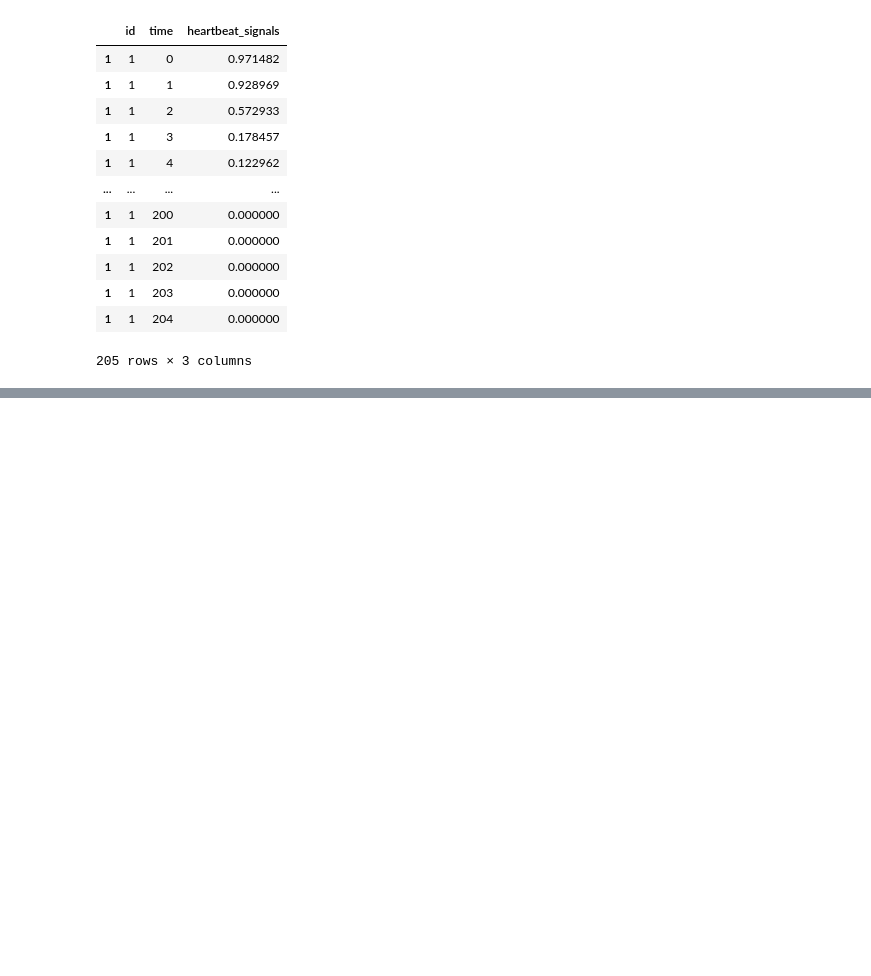
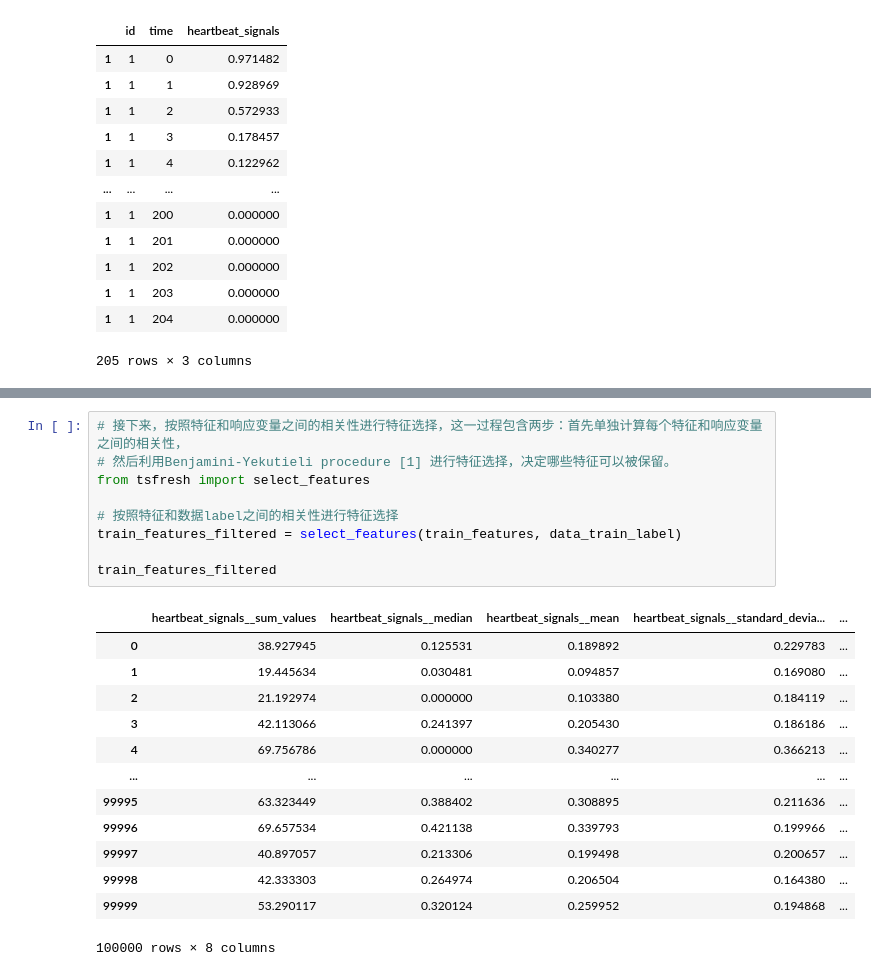
Before and after one commit to buaamse/ml, a Jupyter notebook: heartbeat_features.ipynb, the cells around one changed output, grey strips where cells are left out. Cells and saved outputs as stored; diff of their text form; blank space fills up the shorter version.

```diff
--- a/heartbeat_features.ipynb
+++ b/heartbeat_features.ipynb
@@ -187,0 +177,23 @@ NVVM_ERROR_COMPILATION
+# %%
+# 接下来，按照特征和响应变量之间的相关性进行特征选择，这一过程包含两步：首先单独计算每个特征和响应变量之间的相关性，
+# 然后利用Benjamini-Yekutieli procedure [1] 进行特征选择，决定哪些特征可以被保留。
+from tsfresh import select_features
+
+# 按照特征和数据label之间的相关性进行特征选择
+train_features_filtered = select_features(train_features, data_train_label)
+
+train_features_filtered
+# %% [output]
+|  | heartbeat_signals__sum_values | heartbeat_signals__median | heartbeat_signals__mean | heartbeat_signals__standard_devia... | ... |
+| 0 | 38.927945 | 0.125531 | 0.189892 | 0.229783 | ... |
+| 1 | 19.445634 | 0.030481 | 0.094857 | 0.169080 | ... |
+| 2 | 21.192974 | 0.000000 | 0.103380 | 0.184119 | ... |
+| 3 | 42.113066 | 0.241397 | 0.205430 | 0.186186 | ... |
+| 4 | 69.756786 | 0.000000 | 0.340277 | 0.366213 | ... |
+| ... | ... | ... | ... | ... | ... |
+| 99995 | 63.323449 | 0.388402 | 0.308895 | 0.211636 | ... |
+| 99996 | 69.657534 | 0.421138 | 0.339793 | 0.199966 | ... |
+| 99997 | 40.897057 | 0.213306 | 0.199498 | 0.200657 | ... |
+| 99998 | 42.333303 | 0.264974 | 0.206504 | 0.164380 | ... |
+| 99999 | 53.290117 | 0.320124 | 0.259952 | 0.194868 | ... |
+100000 rows × 8 columns
```
Also changed, not shown: parts of 7 cells of this notebook.
